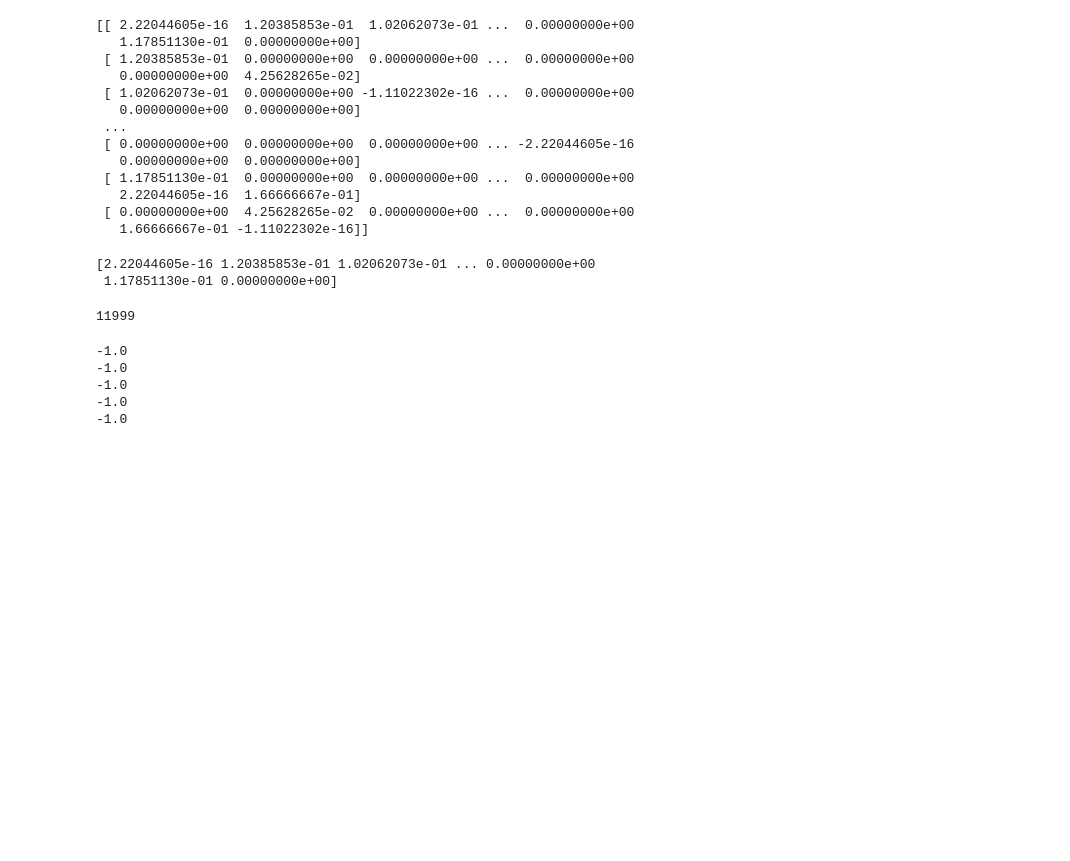
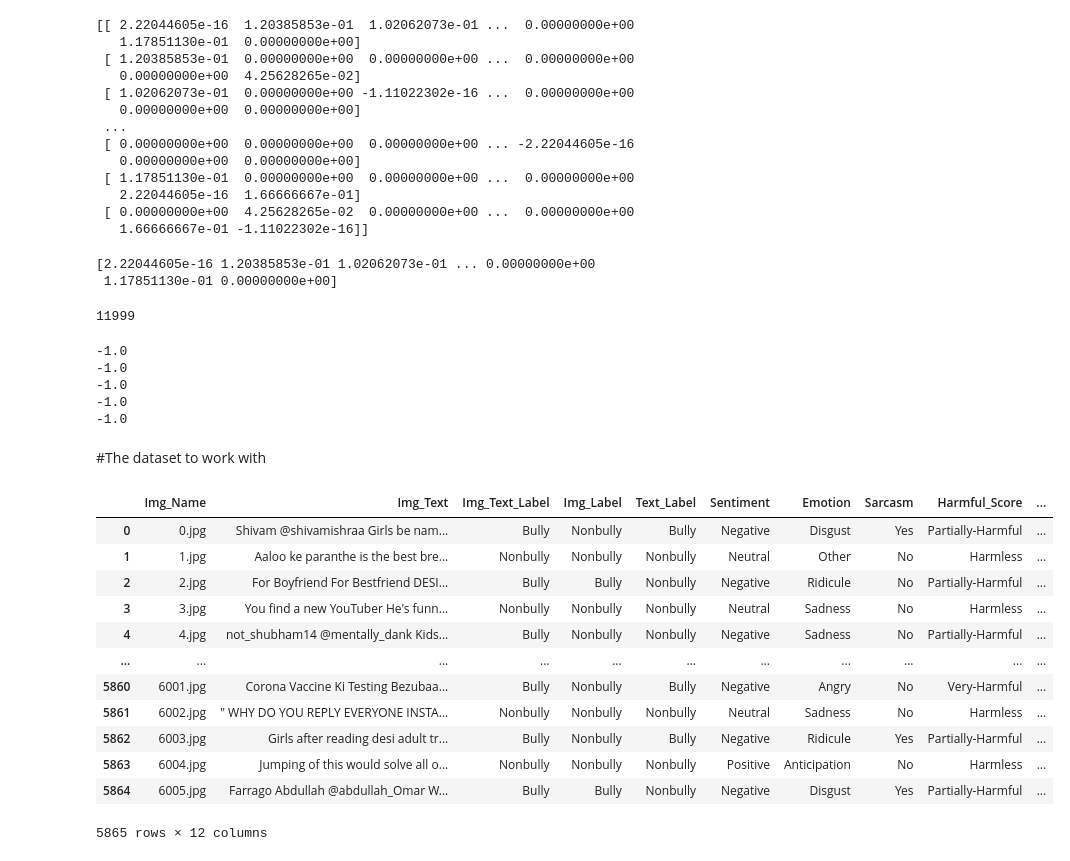
Before and after one commit to ShermsRL/Learning-GNN, a Jupyter notebook: GNN_Example.ipynb, the cells around one changed output. Cells and saved outputs as stored; diff of their text form; code cells hidden in the pictures; blank space fills up the shorter version.

Commit message:
test a new dataset

```diff
--- a/GNN_Example.ipynb
+++ b/GNN_Example.ipynb
@@ -316,3 +289,23 @@ for lst in cos:
 -1.0
 -1.0
 -1.0
+# %% [markdown]
+#The dataset to work with
+# %%
+cyberbully_df = pd.read_csv("cyberbully.csv")
+# %%
+cyberbully_df
+# %% [output]
+|  | Img_Name | Img_Text | Img_Text_Label | Img_Label | Text_Label | Sentiment | Emotion | Sarcasm | Harmful_Score | ... |
+| 0 | 0.jpg | Shivam @shivamishraa Girls be nam... | Bully | Nonbully | Bully | Negative | Disgust | Yes | Partially-Harmful | ... |
+| 1 | 1.jpg | Aaloo ke paranthe is the best bre... | Nonbully | Nonbully | Nonbully | Neutral | Other | No | Harmless | ... |
+| 2 | 2.jpg | For Boyfriend For Bestfriend DESI... | Bully | Bully | Nonbully | Negative | Ridicule | No | Partially-Harmful | ... |
+| 3 | 3.jpg | You find a new YouTuber He's funn... | Nonbully | Nonbully | Nonbully | Neutral | Sadness | No | Harmless | ... |
+| 4 | 4.jpg | not_shubham14 @mentally_dank Kids... | Bully | Nonbully | Nonbully | Negative | Sadness | No | Partially-Harmful | ... |
+| ... | ... | ... | ... | ... | ... | ... | ... | ... | ... | ... |
+| 5860 | 6001.jpg | Corona Vaccine Ki Testing Bezubaa... | Bully | Nonbully | Bully | Negative | Angry | No | Very-Harmful | ... |
+| 5861 | 6002.jpg | " WHY DO YOU REPLY EVERYONE INSTA... | Nonbully | Nonbully | Nonbully | Neutral | Sadness | No | Harmless | ... |
+| 5862 | 6003.jpg | Girls after reading desi adult tr... | Bully | Nonbully | Bully | Negative | Ridicule | Yes | Partially-Harmful | ... |
+| 5863 | 6004.jpg | Jumping of this would solve all o... | Nonbully | Nonbully | Nonbully | Positive | Anticipation | No | Harmless | ... |
+| 5864 | 6005.jpg | Farrago Abdullah @abdullah_Omar W... | Bully | Bully | Nonbully | Negative | Disgust | Yes | Partially-Harmful | ... |
+5865 rows × 12 columns
```
Also changed, not shown: parts of 8 cells of this notebook.
